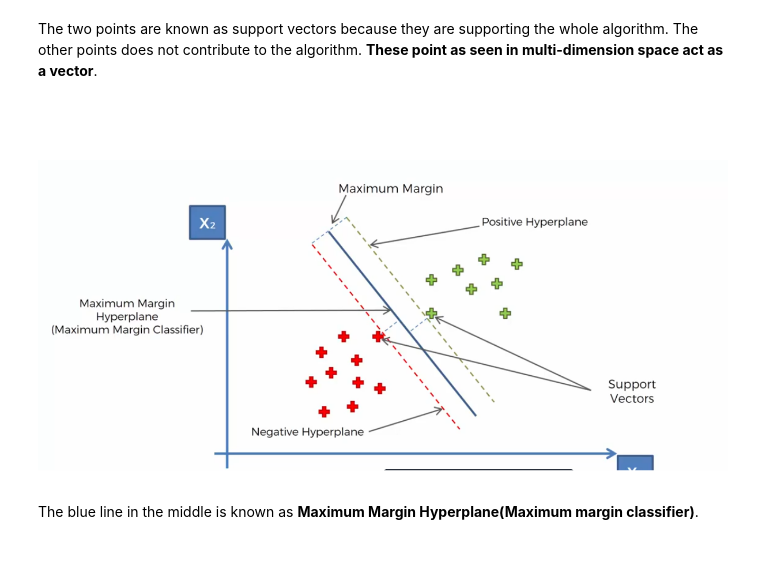
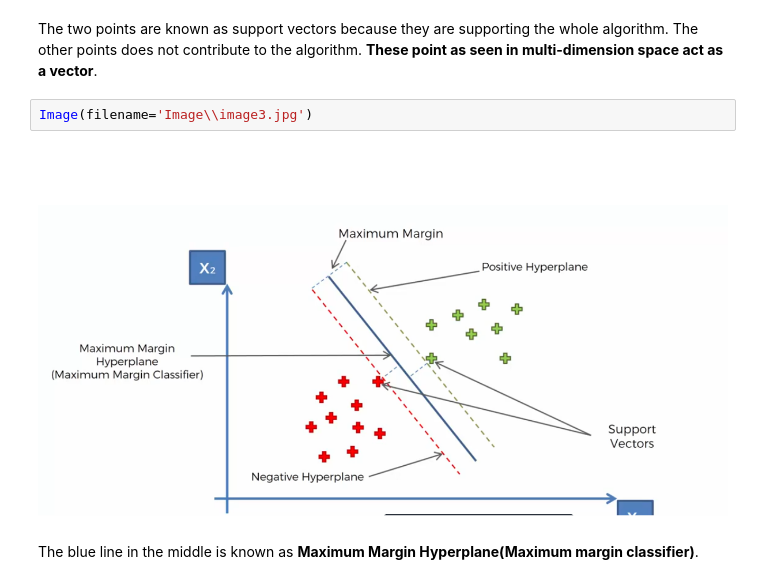
Before and after one commit to krsamir/Machine-Learning, a Jupyter notebook: 03. Classification/03. Support Vector Machine (SVM)/About Support Vector Machine.ipynb, the cells around one changed output. Saved outputs shown, nothing was run; the diff lists cells and outputs as text; blank space fills up the shorter version.

```diff
--- a/03. Classification/03. Support Vector Machine (SVM)/About Support Vector Machine.ipynb
+++ b/03. Classification/03. Support Vector Machine (SVM)/About Support Vector Machine.ipynb
@@ -19,8 +25,10 @@ The perpendicular line between blue-red and blue-green line makes a touch with r
 # %% [markdown]
 The two points are known as support vectors because they are supporting the whole algorithm.
 The other points does not contribute to the algorithm. **These point as seen in multi-dimension space act as a vector**.
-# %% [markdown]
-![Capture5.PNG](attachment:Capture5.PNG)
+# %%
+Image(filename='Image\\image3.jpg')
+# %% [output]
+[figure, added]
 # %% [markdown]
 The blue line in the middle is known as **Maximum Margin Hyperplane(Maximum margin classifier)**.
 # %% [markdown]
```
Also changed, not shown: parts of 5 cells of this notebook.
